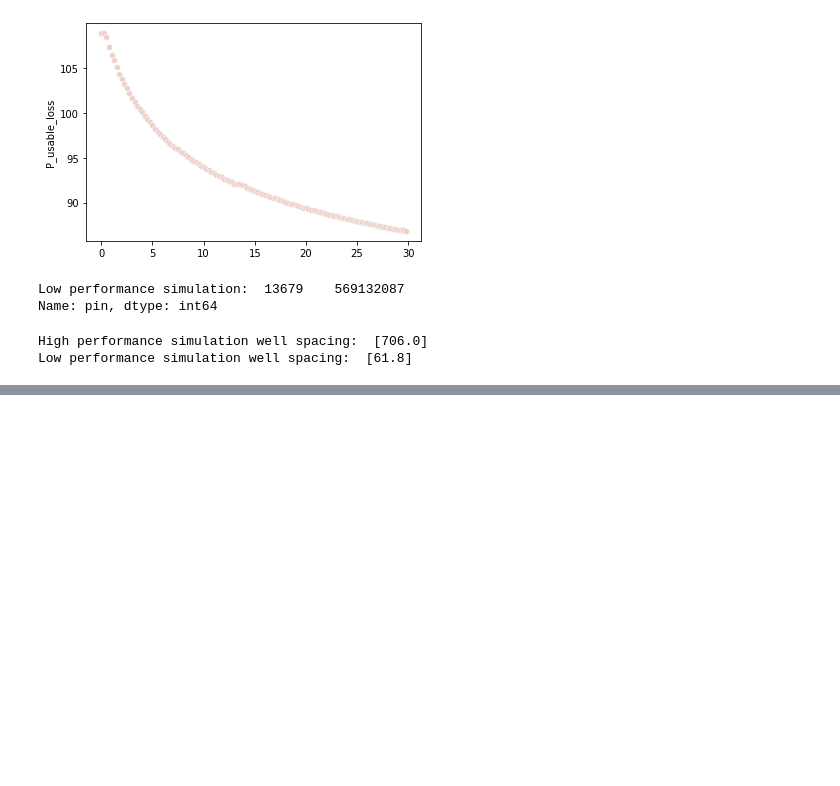
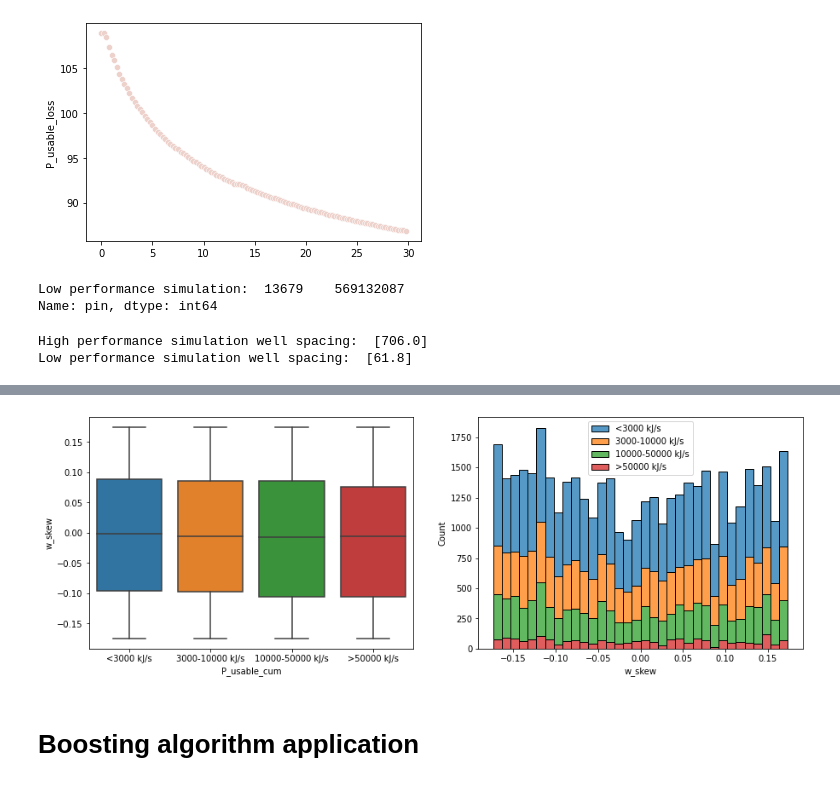
Before and after one commit to borisenko-ru/spe_pivot_2022_datathon, a Jupyter notebook: spe_pivot_datathon.ipynb, the cells around one changed output, grey strips where cells are left out. Drawn from its saved outputs; the diff is of its cells as text; code cells hidden in the pictures; blank space fills up the shorter version.

```diff
--- a/spe_pivot_datathon.ipynb
+++ b/spe_pivot_datathon.ipynb
@@ -744,0 +766,14 @@ plt.show()
+# %%
+f, ax = plt.subplots(1, 2, figsize=(15,5))
+sns.boxplot(data=pd.DataFrame({'<3000 kJ/s': P_usable_cat1['w_skew'], '3000-10000 kJ/s': P_usable_cat2['w_skew'],\
+                               '10000-50000 kJ/s': P_usable_cat3['w_skew'], '>50000 kJ/s': P_usable_cat4['w_skew']}), ax=ax[0])
+sns.histplot(data=pd.DataFrame({'<3000 kJ/s': P_usable_cat1['w_skew'], '3000-10000 kJ/s': P_usable_cat2['w_skew'],\
+                               '10000-50000 kJ/s': P_usable_cat3['w_skew'], '>50000 kJ/s': P_usable_cat4['w_skew']}), multiple='stack', ax=ax[1])
+ax[0].set(xlabel='P_usable_cum', ylabel='w_skew')
+ax[1].set(xlabel='w_skew')
+
+plt.show()
+# %% [output]
+[figure, added]
+# %% [markdown]
+# Boosting algorithm application
```
Also changed, not shown: parts of 14 cells of this notebook.
